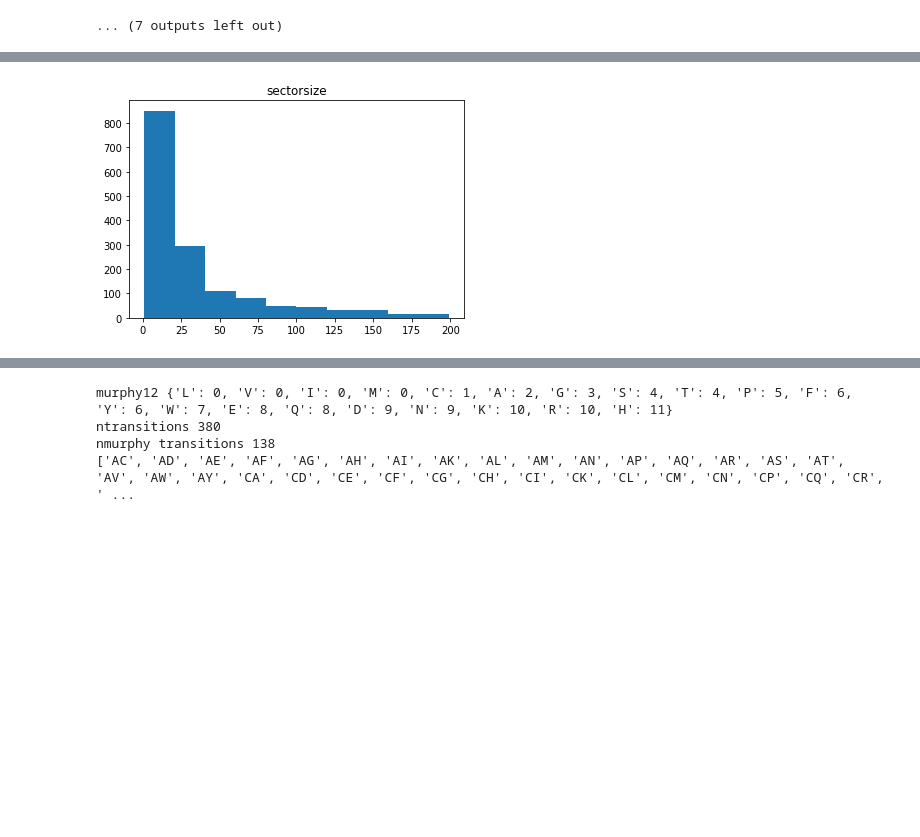
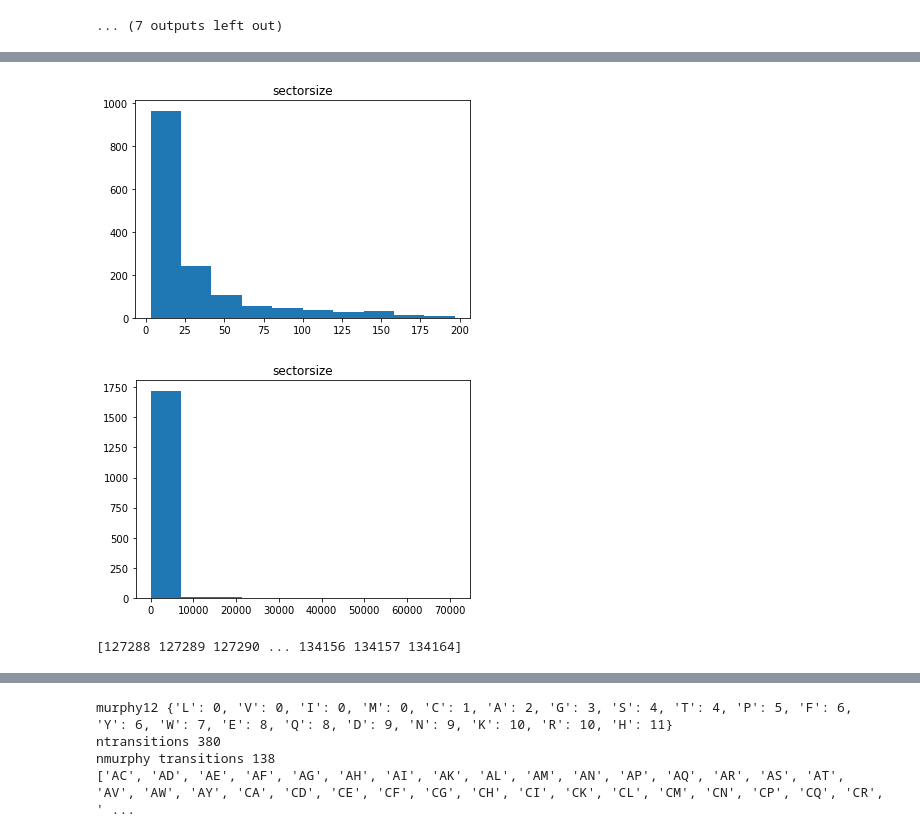
Before and after one commit to DessimozLab/CoronaCoev, a Jupyter notebook: validation_data/ValidateCovdBig_ML.ipynb, the cells around one changed output, grey strips where cells are left out. Drawn from its saved outputs; the diff is of its cells as text; code cells hidden in the pictures; blank space fills up the shorter version.

```diff
--- a/validation_data/ValidateCovdBig_ML.ipynb
+++ b/validation_data/ValidateCovdBig_ML.ipynb
@@ -68,0 +64,4 @@ print(files)
+# %%
+
+files = glob.glob( '/work/FAC/FBM/DBC/cdessim2/default/dmoi/datasets/covid_data/apr_4_2022/mmsa_2022-04-04/2022-04-04_masked.fa_02022-06-14T07:53:44.200443small_test_coevmats.pkl')
+print(files)
@@ -70,14 +71,15 @@ print(files)
 #treefile = '../validation_data/covid19/gisaid_hcov-2020_08_25.QC.NSoutlier.filter.deMaiomask.aln.EPIID.treefile'
 #alnfile = '../validation_data/covid19/gisaid_hcov-2020_08_25.QC.NSoutlier.filter.deMaiomask.EPIID.aln'
 alnfile = filedir + 'datasets/covid_data/msa_0730/msa_0730.fasta'
-treefile = filedir + 'datasets/covid_data/msa_0730/global.tree'
+
+treefile = '/work/FAC/FBM/DBC/cdessim2/default/dmoi/datasets/covid_data/feb_2021/GISAID-hCoV-19-phylogeny-2021-02-21/global.tree'
 modeldir = filedir+'datasets/covid_data/structs/'
 
 alnh5 = alnfile+'.h5'
 #ts = '2021-08-08T11:16:34.358764'
-ts = '2021-08-08T14:37:59.736512'
-events = alnfile+'*'+ts+'*'
-eventmats = glob.glob(events)
+#ts = '2021-08-08T14:37:59.736512'
+#events = alnfile+'*'+ts+'*'
+eventmats = files
 # %%
 with open(treefile) as treelines:
     print( next(treelines)[0:1000])
@@ -945,7 +865,7 @@ else:
         connectmat_up, connectmat_down, connectmat_diag, template_features = pickle.loads(template_in.read())
 
 if compile_sectors == True:
-    sectormat = get_sectors(tree, breakpt = 500 )
+    sectormat = get_sectors(tree, breakpt = 200 )
     print(sectormat.shape)
 
     with open('sectormat.pkl' , 'wb' ) as sectorout:
@@ -980,8 +900,12 @@ sectors   (0, 0)        1.0
 # %%
-
 sectorsum = sectormat.sum(axis = 0)
-plt.hist(sectorsum[sectorsum < 200 ].flat)
+plt.hist(sectorsum[sectorsum< 200].flat)
 plt.title('sectorsize')
 plt.show()
+
+plt.hist(sectorsum.flat)
+plt.title('sectorsize')
+plt.show()
 # %% [output]
-[figure, old version]
+[figure, new version]
+[figure, added]
@@ -988,3 +963,7 @@ plt.show()
+# %%
+print(graphsamples[0])
+# %% [output]
+[127288 127289 127290 ... 134156 134157 134164]
 # %%
 for i in range(template_features.shape[1]):
     plt.hist(np.array(template_features[:,i].data).flat, bins = 40)
```
Also changed, not shown: parts of 52 cells of this notebook, 1 other file.
